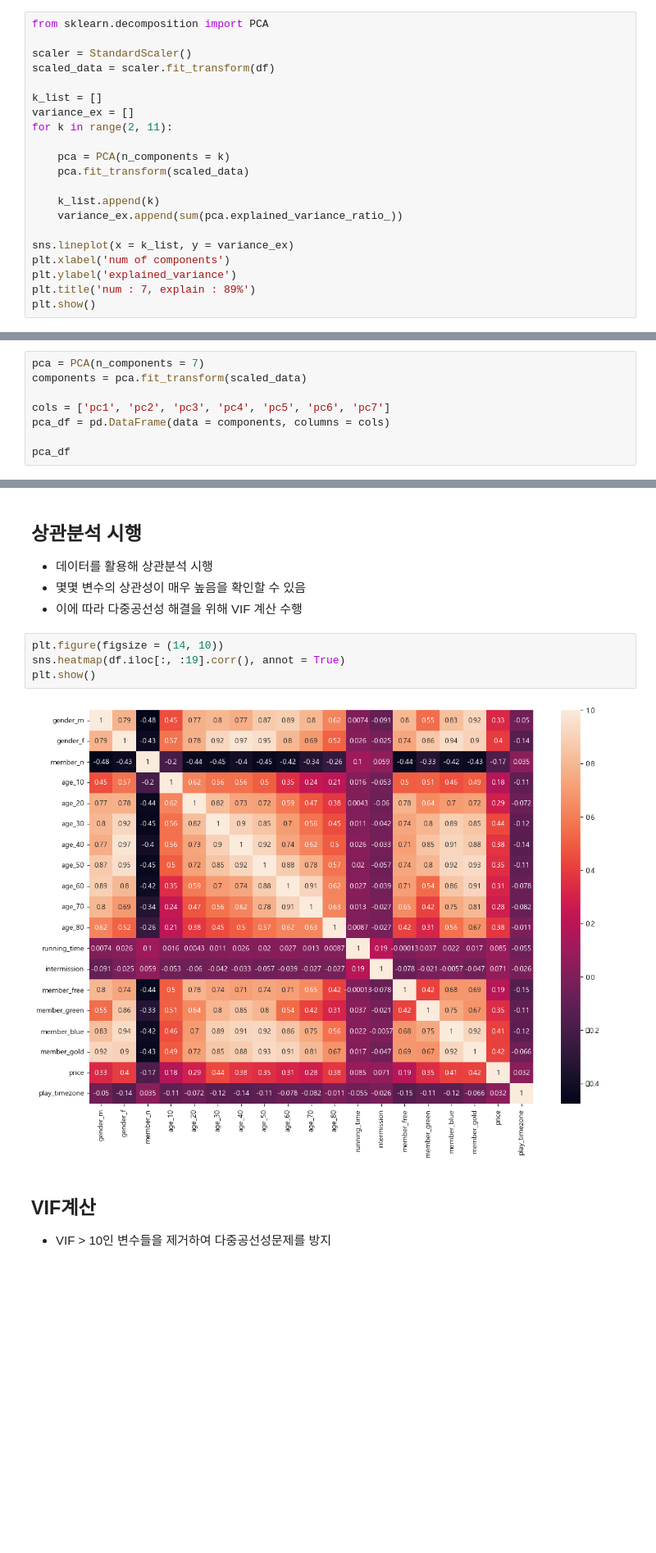
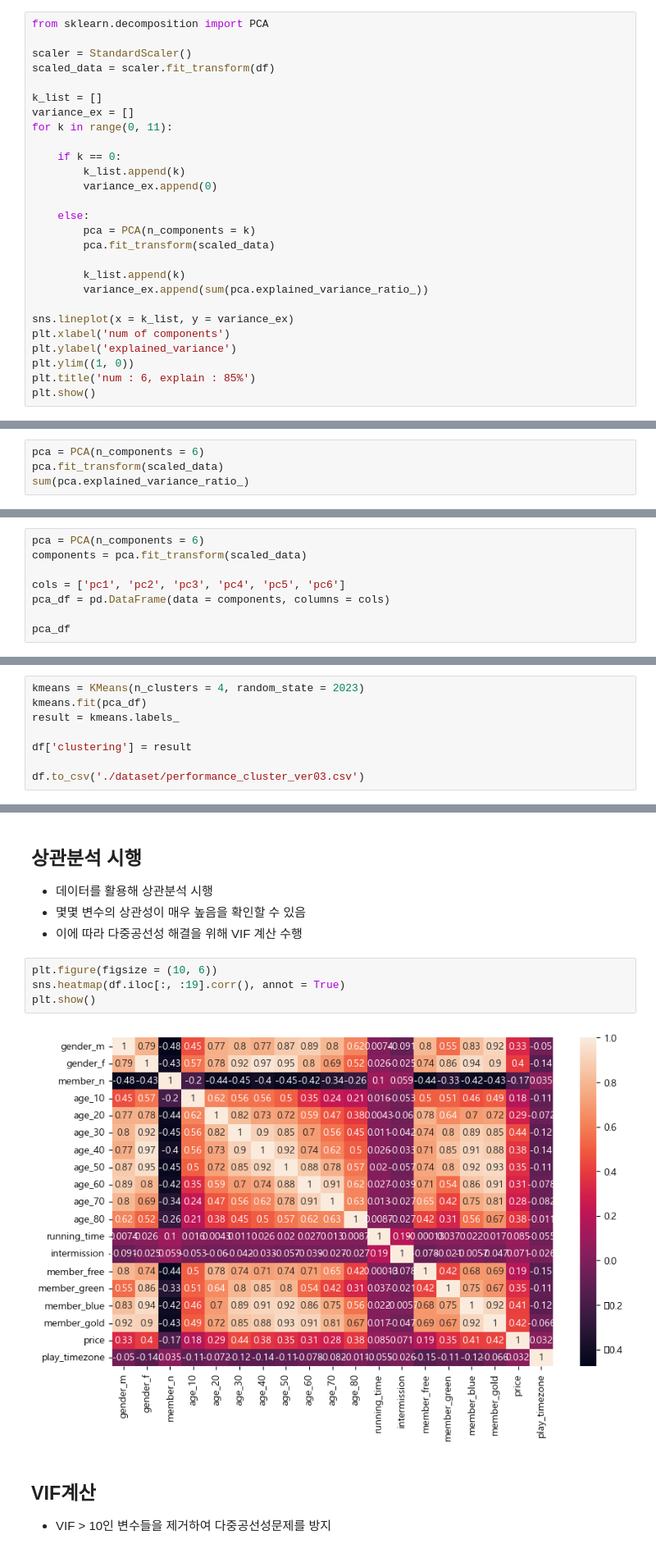
Before and after one commit to Team-HandL/SAC, a Jupyter notebook: 02_ML_Modeling.ipynb, the cells around one changed output, grey strips where cells are left out. Shown at 82% size. Saved outputs shown, nothing was run; the diff lists cells and outputs as text; blank space fills up the shorter version.

```diff
--- a/02_ML_Modeling.ipynb
+++ b/02_ML_Modeling.ipynb
@@ -234,17 +273,23 @@ scaled_data = scaler.fit_transform(df)
 
 k_list = []
 variance_ex = []
-for k in range(2, 11):
+for k in range(0, 11):
 
-    pca = PCA(n_components = k)
-    pca.fit_transform(scaled_data)
+    if k == 0:
+        k_list.append(k)
+        variance_ex.append(0)
 
-    k_list.append(k)
-    variance_ex.append(sum(pca.explained_variance_ratio_))
+    else:
+        pca = PCA(n_components = k)
+        pca.fit_transform(scaled_data)
+
+        k_list.append(k)
+        variance_ex.append(sum(pca.explained_variance_ratio_))
 
 sns.lineplot(x = k_list, y = variance_ex)
 plt.xlabel('num of components')
 plt.ylabel('explained_variance')
-plt.title('num : 7, explain : 89%')
+plt.ylim((1, 0))
+plt.title('num : 6, explain : 85%')
 plt.show()
 # %% [output]
@@ -251,0 +301,4 @@ plt.show()
+# %%
+pca = PCA(n_components = 6)
+pca.fit_transform(scaled_data)
+sum(pca.explained_variance_ratio_)
@@ -252,10 +321,10 @@ plt.show()
 # %% [markdown]
 ## 89%의 설명력을 가지는 7개의 주성분 선택
 # %%
-pca = PCA(n_components = 7)
+pca = PCA(n_components = 6)
 components = pca.fit_transform(scaled_data)
 
-cols = ['pc1', 'pc2', 'pc3', 'pc4', 'pc5', 'pc6', 'pc7']
+cols = ['pc1', 'pc2', 'pc3', 'pc4', 'pc5', 'pc6']
 pca_df = pd.DataFrame(data = components, columns = cols)
 
 pca_df
@@ -299,3 +406,11 @@ plt.show()
+# %%
+kmeans = KMeans(n_clusters = 4, random_state = 2023)
+kmeans.fit(pca_df)
+result = kmeans.labels_
+
+df['clustering'] = result
+
+df.to_csv('./dataset/performance_cluster_ver03.csv')
 # %% [markdown]
 ## 변수선택을 통한 차원축소 (선형회귀)
 # %% [markdown]
@@ -304,11 +419,11 @@ plt.show()
 - 몇몇 변수의 상관성이 매우 높음을 확인할 수 있음
 - 이에 따라 다중공선성 해결을 위해 VIF 계산 수행
 # %%
-plt.figure(figsize = (14, 10))
+plt.figure(figsize = (10, 6))
 sns.heatmap(df.iloc[:, :19].corr(), annot = True)
 plt.show()
 # %% [output]
-[figure, old version]
+[figure, new version]
 # %% [markdown]
 ## VIF계산
 - VIF > 10인 변수들을 제거하여 다중공선성문제를 방지
```
Also changed, not shown: parts of 13 cells of this notebook, 3 other files.
